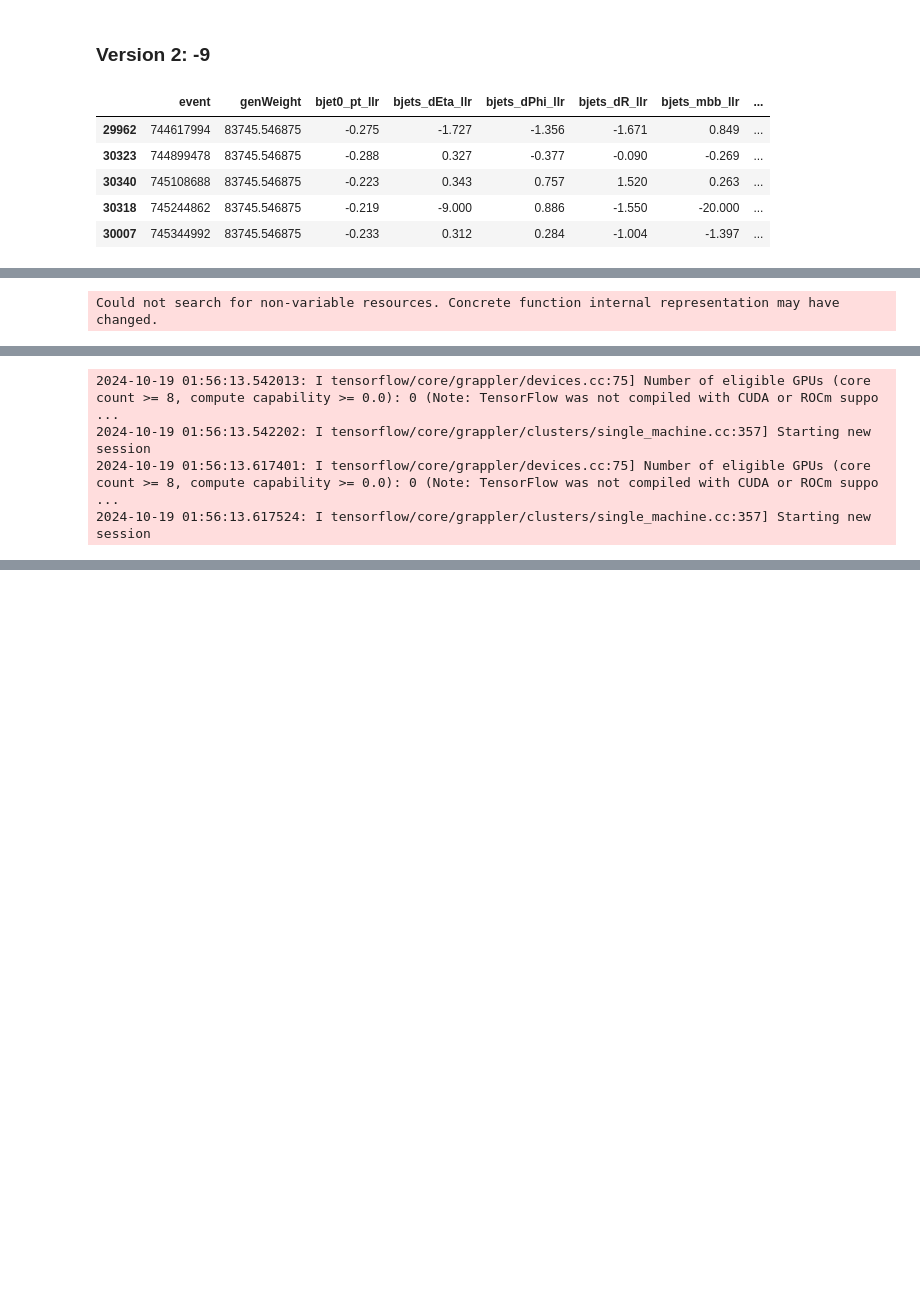
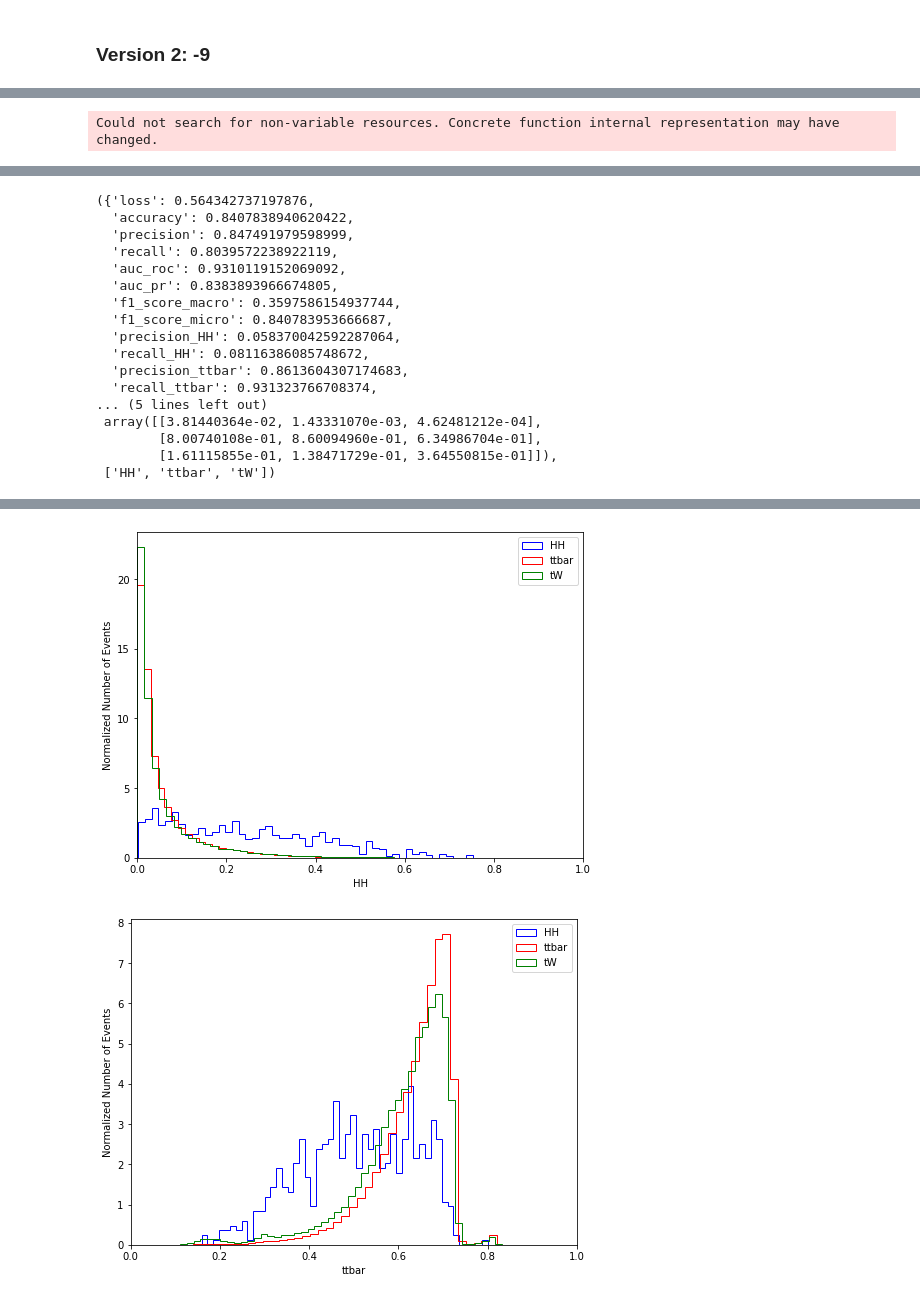
Before and after one commit to antonettprado/hh, a Jupyter notebook: Bamboo_setup/src/post_processing/NN/notebooks/check_mask.ipynb, the cells around one changed output, grey strips where cells are left out. Saved outputs shown, nothing was run; the diff lists cells and outputs as text; code cells hidden in the pictures; blank space fills up the shorter version.

```diff
--- a/Bamboo_setup/src/post_processing/NN/notebooks/check_mask.ipynb
+++ b/Bamboo_setup/src/post_processing/NN/notebooks/check_mask.ipynb
@@ -174,0 +104,3 @@ Number of cells with +9999: 0
+# %%
+total_df_v2 = datahandler.preprocess_data(total_df_unprep, nan_replacement = -9)
+check(total_df_v2)
@@ -692,18 +238,9 @@ Could not search for non-variable resources. Concrete function internal represen
 # %% [markdown]
 ### Version 2: -9
-# %%
-preprocessed_df_v2.tail()
-# %% [output]
-|  | event | genWeight | bjet0_pt_llr | bjets_dEta_llr | bjets_dPhi_llr | bjets_dR_llr | bjets_mbb_llr | ... |
-| 29962 | 744617994 | 83745.546875 | -0.275 | -1.727 | -1.356 | -1.671 | 0.849 | ... |
-| 30323 | 744899478 | 83745.546875 | -0.288 | 0.327 | -0.377 | -0.090 | -0.269 | ... |
-| 30340 | 745108688 | 83745.546875 | -0.223 | 0.343 | 0.757 | 1.520 | 0.263 | ... |
-| 30318 | 745244862 | 83745.546875 | -0.219 | -9.000 | 0.886 | -1.550 | -20.000 | ... |
-| 30007 | 745344992 | 83745.546875 | -0.233 | 0.312 | 0.284 | -1.004 | -1.397 | ... |
 # %%
-DNN = DNNModel(model_config=model_config, modeldir= NOTEBOOKSDIR/'model_m9')
-DNN.mask_value = -9
-DNN.Run(preprocessed_df_v2, fixed_random_seed=True)
+DNN2 = TestDNNModel(model_config=model_config, modeldir= NOTEBOOKS/'model_m9')
+DNN2.mask_value = -9
+DNN2.Run(total_df_v2, fixed_random_seed=True)
 # %% [output]
 Initializing model: multi_HH_ttbar_tW
 Process_HH_bbWW
@@ -727,4 +274,17 @@ Could not search for non-variable resources. Concrete function internal represen
-2024-10-19 01:56:13.542013: I tensorflow/core/grappler/devices.cc:75] Number of eligible GPUs (core count >= 8, compute capability >= 0.0): 0 (Note: TensorFlow was not compiled with CUDA or ROCm suppo ...
-2024-10-19 01:56:13.542202: I tensorflow/core/grappler/clusters/single_machine.cc:357] Starting new session
-2024-10-19 01:56:13.617401: I tensorflow/core/grappler/devices.cc:75] Number of eligible GPUs (core count >= 8, compute capability >= 0.0): 0 (Note: TensorFlow was not compiled with CUDA or ROCm suppo ...
-2024-10-19 01:56:13.617524: I tensorflow/core/grappler/clusters/single_machine.cc:357] Starting new session
+({'loss': 0.564342737197876,
+  'accuracy': 0.8407838940620422,
+  'precision': 0.847491979598999,
+  'recall': 0.8039572238922119,
+  'auc_roc': 0.9310119152069092,
+  'auc_pr': 0.8383893966674805,
+  'f1_score_macro': 0.3597586154937744,
+  'f1_score_micro': 0.840783953666687,
+  'precision_HH': 0.058370042592287064,
+  'recall_HH': 0.08116386085748672,
+  'precision_ttbar': 0.8613604307174683,
+  'recall_ttbar': 0.931323766708374,
+... (5 lines left out)
+ array([[3.81440364e-02, 1.43331070e-03, 4.62481212e-04],
+        [8.00740108e-01, 8.60094960e-01, 6.34986704e-01],
+        [1.61115855e-01, 1.38471729e-01, 3.64550815e-01]]),
+ ['HH', 'ttbar', 'tW'])
@@ -730,0 +295,2 @@ Could not search for non-variable resources. Concrete function internal represen
+[figure, added]
+[figure, added]
```
Also changed, not shown: parts of 33 cells of this notebook.
